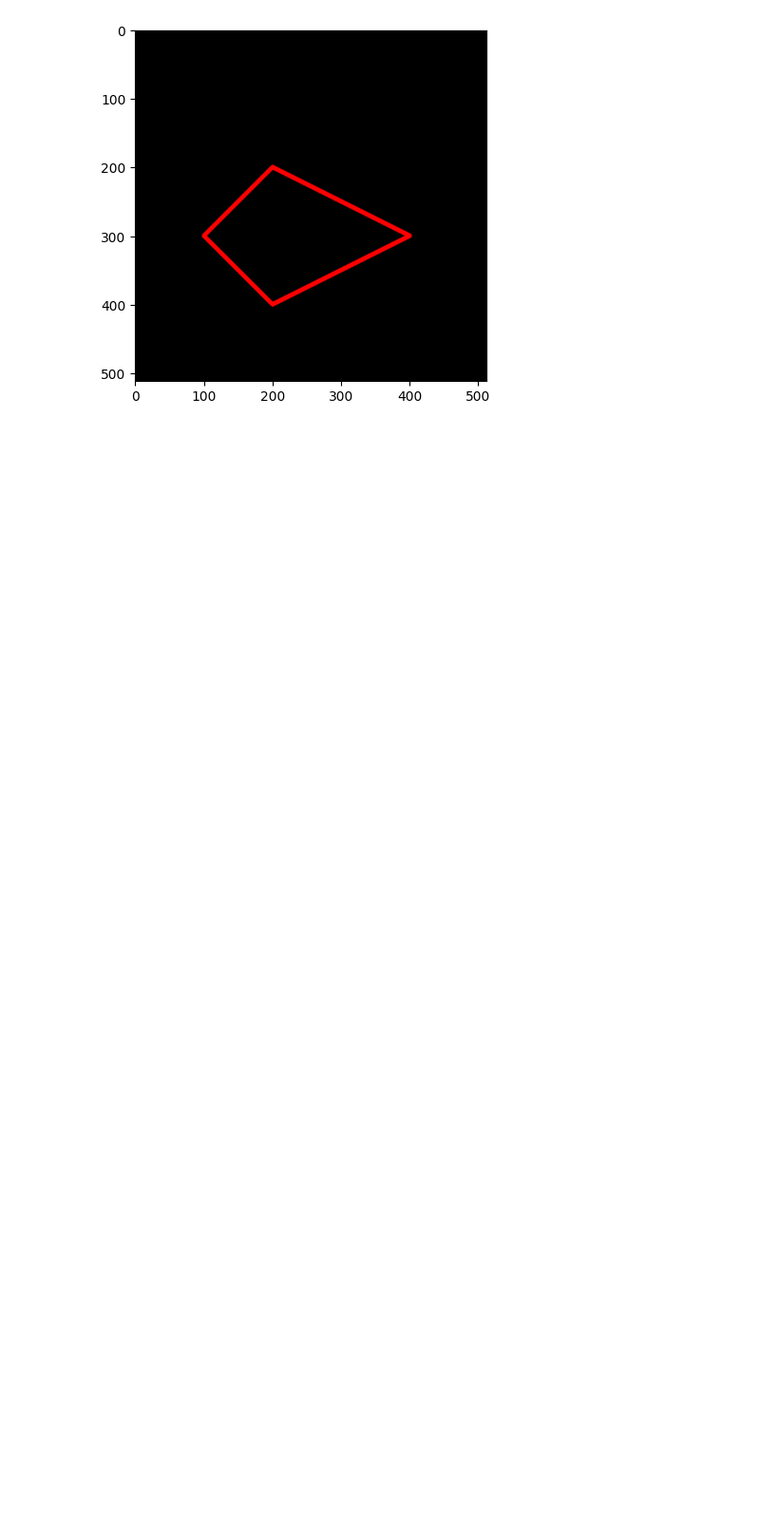
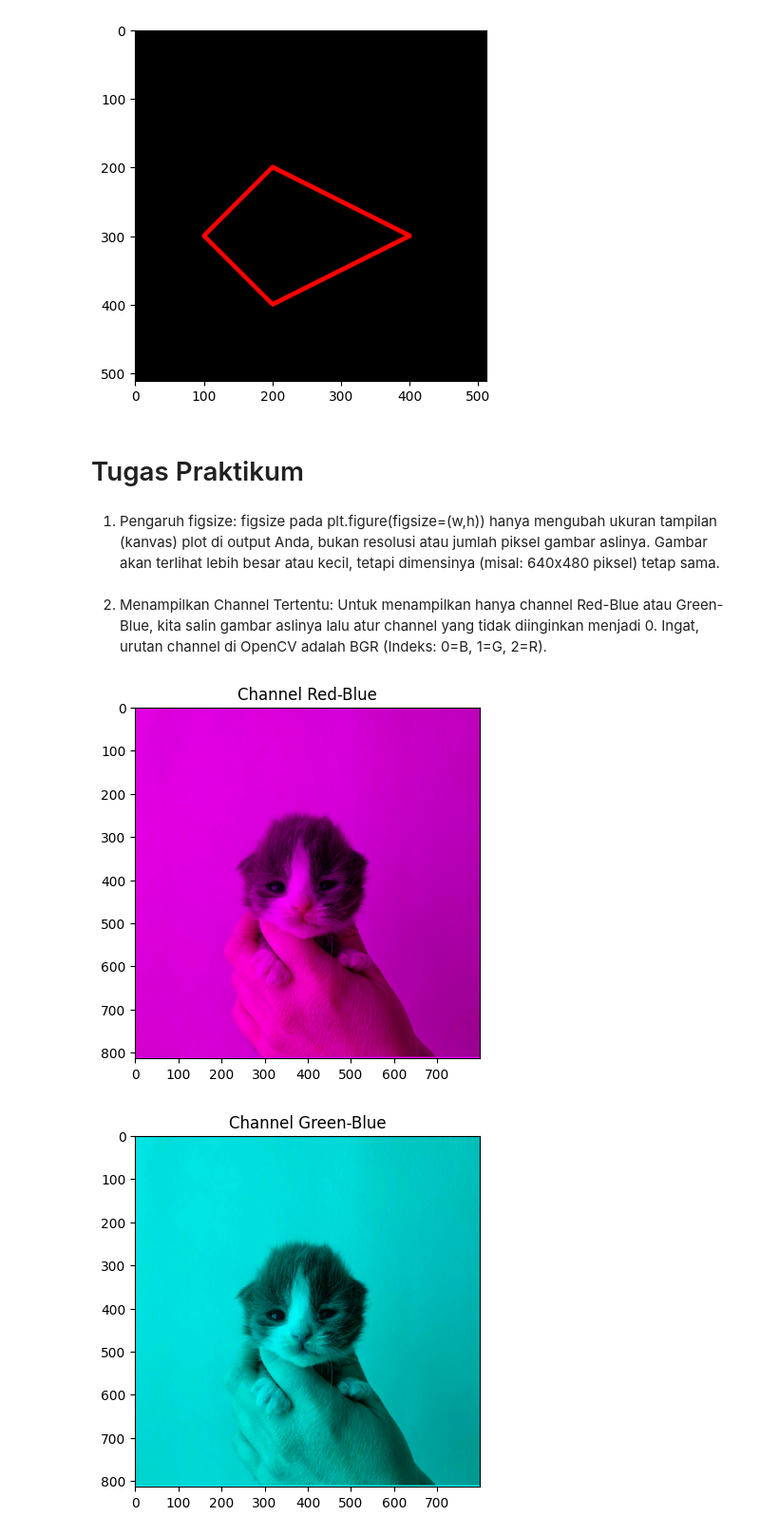
Before and after one commit to Archin0/PCVK_Sem5, a Jupyter notebook: Week2.ipynb, the cells around one changed output. Shown at 95% size. Cells and saved outputs as stored; diff of their text form; code cells hidden in the pictures; blank space fills up the shorter version.

Commit message:
Tugas Praktikum

```diff
--- a/Week2.ipynb
+++ b/Week2.ipynb
@@ -151,3 +151,28 @@ plt.show()
 Gambar HITAM 2:
 [figure]
 [figure]
+# %% [markdown]
+# Tugas Praktikum
+# %% [markdown]
+1. Pengaruh figsize: figsize pada plt.figure(figsize=(w,h)) hanya mengubah ukuran tampilan (kanvas) plot di output Anda, bukan resolusi atau jumlah piksel gambar aslinya. Gambar akan terlihat lebih besar atau kecil, tetapi dimensinya (misal: 640x480 piksel) tetap sama.
+# %% [markdown]
+2. Menampilkan Channel Tertentu: Untuk menampilkan hanya channel Red-Blue atau Green-Blue, kita salin gambar aslinya lalu atur channel yang tidak diinginkan menjadi 0. Ingat, urutan channel di OpenCV adalah BGR (Indeks: 0=B, 1=G, 2=R).
+# %%
+img_rgb = cv.cvtColor(cv.imread(file_path), cv.COLOR_BGR2RGB)
+
+# Tampilkan Red-Blue (nolkan channel Green)
+img_rb = img_rgb.copy()
+img_rb[:, :, 1] = 0 # Indeks 1 adalah Green
+plt.imshow(img_rb)
+plt.title("Channel Red-Blue")
+plt.show()
+
+# Tampilkan Green-Blue (nolkan channel Red)
+img_gb = img_rgb.copy()
+img_gb[:, :, 0] = 0 # Indeks 0 adalah Red
+plt.imshow(img_gb)
+plt.title("Channel Green-Blue")
+plt.show()
+# %% [output]
+[figure, added]
+[figure, added]
```
Also changed, not shown: parts of 10 cells of this notebook.
